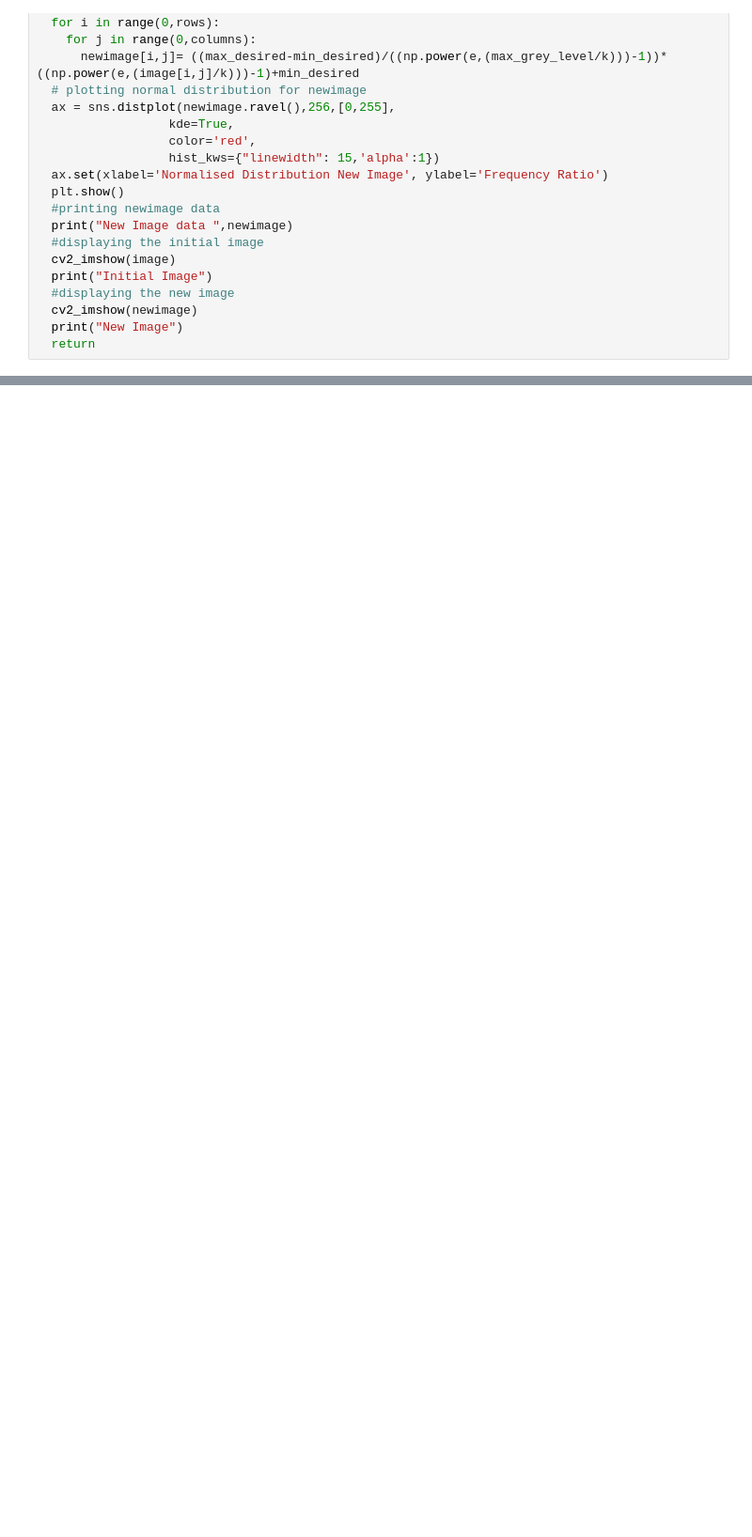
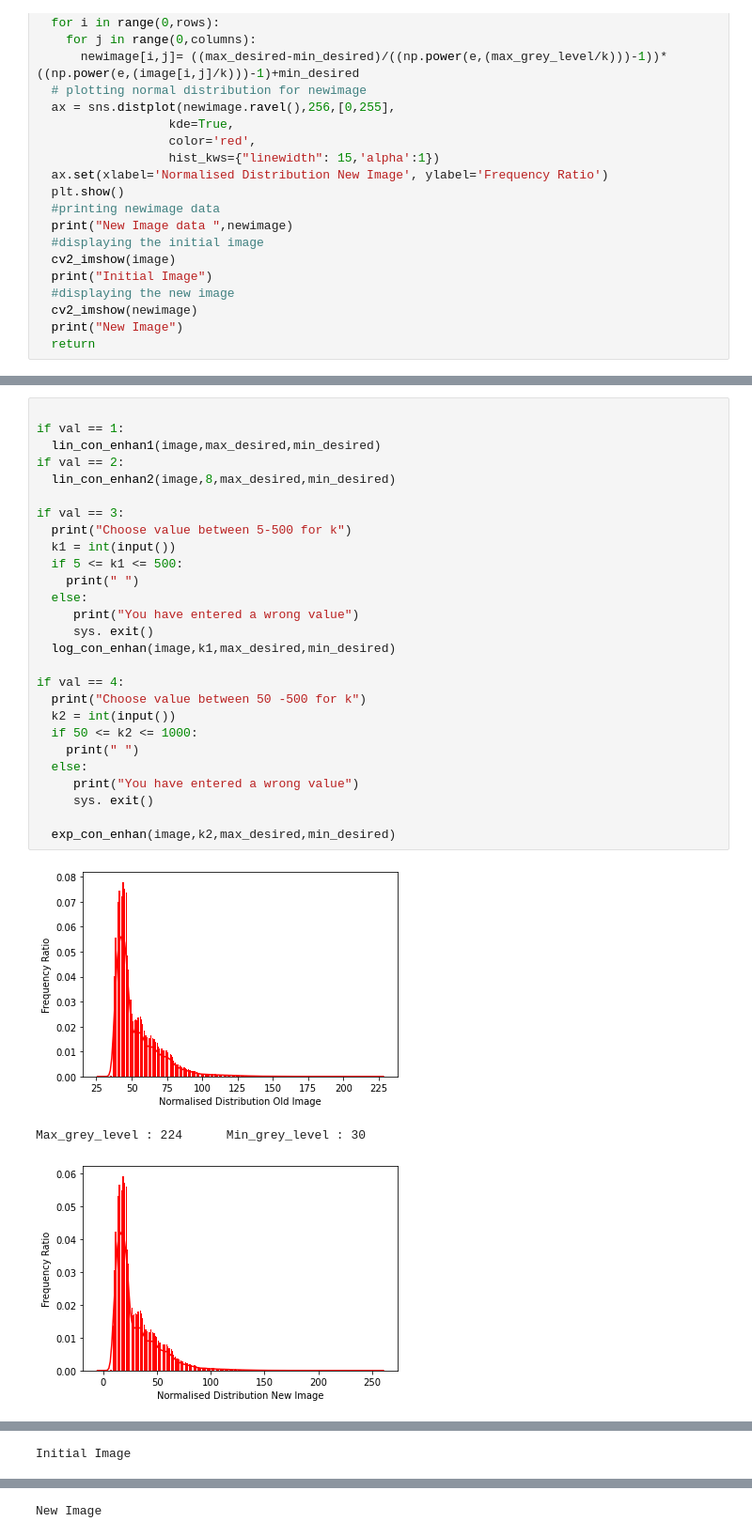
Before and after one commit to 21skar4/GNR-607-Assignment-Guide, a Jupyter notebook: GNR607_Project.ipynb, the cells around one changed output, grey strips where cells are left out. Shown: that part at 94% size. Drawn from its saved outputs; the diff is of its cells as text; blank space fills up the shorter version.

```diff
--- a/GNR607_Project.ipynb
+++ b/GNR607_Project.ipynb
@@ -350,0 +315,31 @@ New Image
+# %%
+
+if val == 1:
+  lin_con_enhan1(image,max_desired,min_desired)
+if val == 2:
+  lin_con_enhan2(image,8,max_desired,min_desired)
+
+if val == 3:
+  print("Choose value between 5-500 for k")
+  k1 = int(input())
+  if 5 <= k1 <= 500:
+    print(" ")
+  else:
+     print("You have entered a wrong value")
+     sys. exit()
+  log_con_enhan(image,k1,max_desired,min_desired)
+
+if val == 4:
+  print("Choose value between 50 -500 for k")
+  k2 = int(input())
+  if 50 <= k2 <= 1000:
+    print(" ")
+  else:
+     print("You have entered a wrong value")
+     sys. exit()
+
+  exp_con_enhan(image,k2,max_desired,min_desired)
+# %% [output]
+[figure, added]
+Max_grey_level : 224      Min_grey_level : 30
+[figure, added]
@@ -350,0 +355 @@ New Image
+Initial Image
@@ -350,0 +357 @@ New Image
+New Image
```
Also changed, not shown: parts of 12 cells of this notebook.
